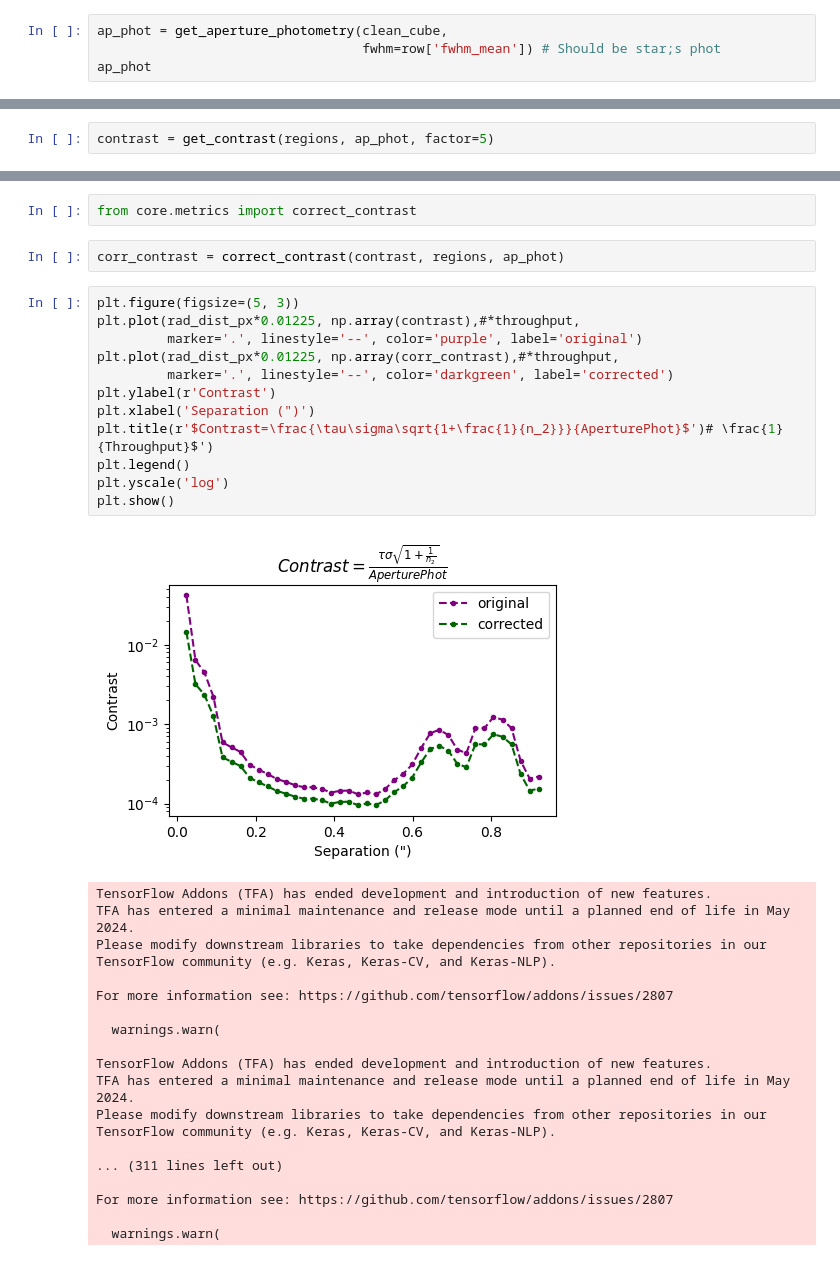
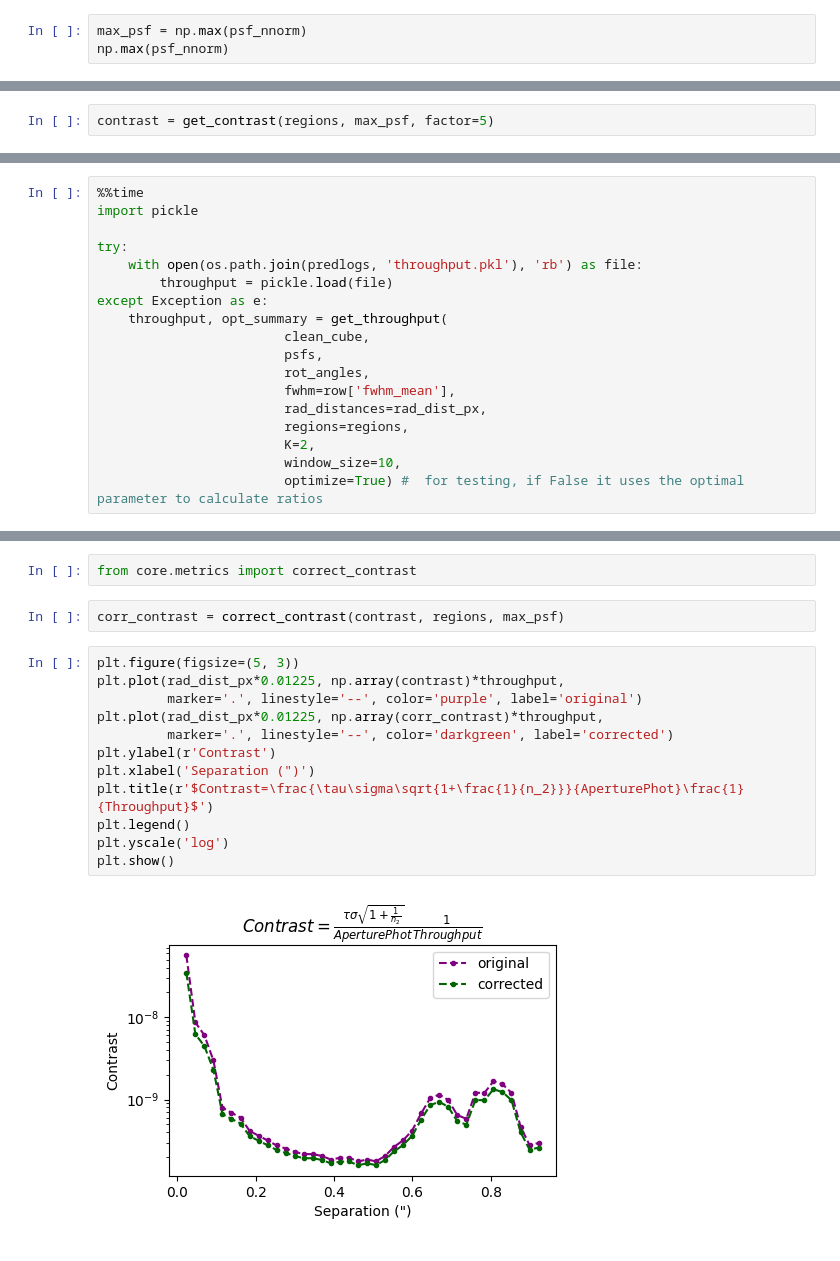
Before and after one commit to yemsnucleus/NEGFC, a Jupyter notebook: presentation/notebooks/contrast_curve.ipynb, the cells around one changed output, grey strips where cells are left out. Cells and saved outputs as stored; diff of their text form.

```diff
--- a/presentation/notebooks/contrast_curve.ipynb
+++ b/presentation/notebooks/contrast_curve.ipynb
@@ -138,6 +161,5 @@ for i in range(1, 21):
 # %% [markdown]
 ## step 3: Find the fraction of resolution element whose sum exceeds the detection threshold
 # %%
-ap_phot = get_aperture_photometry(clean_cube,
-                                  fwhm=row['fwhm_mean']) # Should be star;s phot
-ap_phot
+max_psf = np.max(psf_nnorm)
+np.max(psf_nnorm)
@@ -155,5 +166,5 @@ ap_phot
 # %%
-contrast = get_contrast(regions, ap_phot, factor=5)
+contrast = get_contrast(regions, max_psf, factor=5)
 # %%
 import matplotlib.ticker as ticker
 x_range = np.arange(1, 21, 1)
@@ -196,0 +183,18 @@ Wall time: 12.1 s
+# %%
+%%time
+import pickle
+
+try:
+    with open(os.path.join(predlogs, 'throughput.pkl'), 'rb') as file:
+        throughput = pickle.load(file)
+except Exception as e:
+    throughput, opt_summary = get_throughput(
+                        clean_cube,
+                        psfs,
+                        rot_angles,
+                        fwhm=row['fwhm_mean'],
+                        rad_distances=rad_dist_px,
+                        regions=regions,
+                        K=2,
+                        window_size=10,
+                        optimize=True) #  for testing, if False it uses the optimal parameter to calculate ratios
@@ -249,35 +259,18 @@ Where $\tau$ the detection threshold is given by the Percent point (inverse CDF)
 # %%
 from core.metrics import correct_contrast
 # %%
-corr_contrast = correct_contrast(contrast, regions, ap_phot)
+corr_contrast = correct_contrast(contrast, regions, max_psf)
 # %%
 plt.figure(figsize=(5, 3))
-plt.plot(rad_dist_px*0.01225, np.array(contrast),#*throughput,
+plt.plot(rad_dist_px*0.01225, np.array(contrast)*throughput,
          marker='.', linestyle='--', color='purple', label='original')
-plt.plot(rad_dist_px*0.01225, np.array(corr_contrast),#*throughput,
+plt.plot(rad_dist_px*0.01225, np.array(corr_contrast)*throughput,
          marker='.', linestyle='--', color='darkgreen', label='corrected')
 plt.ylabel(r'Contrast')
 plt.xlabel('Separation (")')
-plt.title(r'$Contrast=\frac{\tau\sigma\sqrt{1+\frac{1}{n_2}}}{AperturePhot}$')# \frac{1}{Throughput}$')
+plt.title(r'$Contrast=\frac{\tau\sigma\sqrt{1+\frac{1}{n_2}}}{AperturePhot}\frac{1}{Throughput}$')
 plt.legend()
 plt.yscale('log')
 plt.show()
 # %% [output]
-[figure, old version]
+[figure, new version]
-TensorFlow Addons (TFA) has ended development and introduction of new features.
-TFA has entered a minimal maintenance and release mode until a planned end of life in May 2024.
-Please modify downstream libraries to take dependencies from other repositories in our TensorFlow community (e.g. Keras, Keras-CV, and Keras-NLP).
-
-For more information see: https://github.com/tensorflow/addons/issues/2807
-
-  warnings.warn(
-
-TensorFlow Addons (TFA) has ended development and introduction of new features.
-TFA has entered a minimal maintenance and release mode until a planned end of life in May 2024.
-Please modify downstream libraries to take dependencies from other repositories in our TensorFlow community (e.g. Keras, Keras-CV, and Keras-NLP).
-
-... (311 lines left out)
-
-For more information see: https://github.com/tensorflow/addons/issues/2807
-
-  warnings.warn(
```
Also changed, not shown: parts of 11 cells of this notebook, 2 other files.
